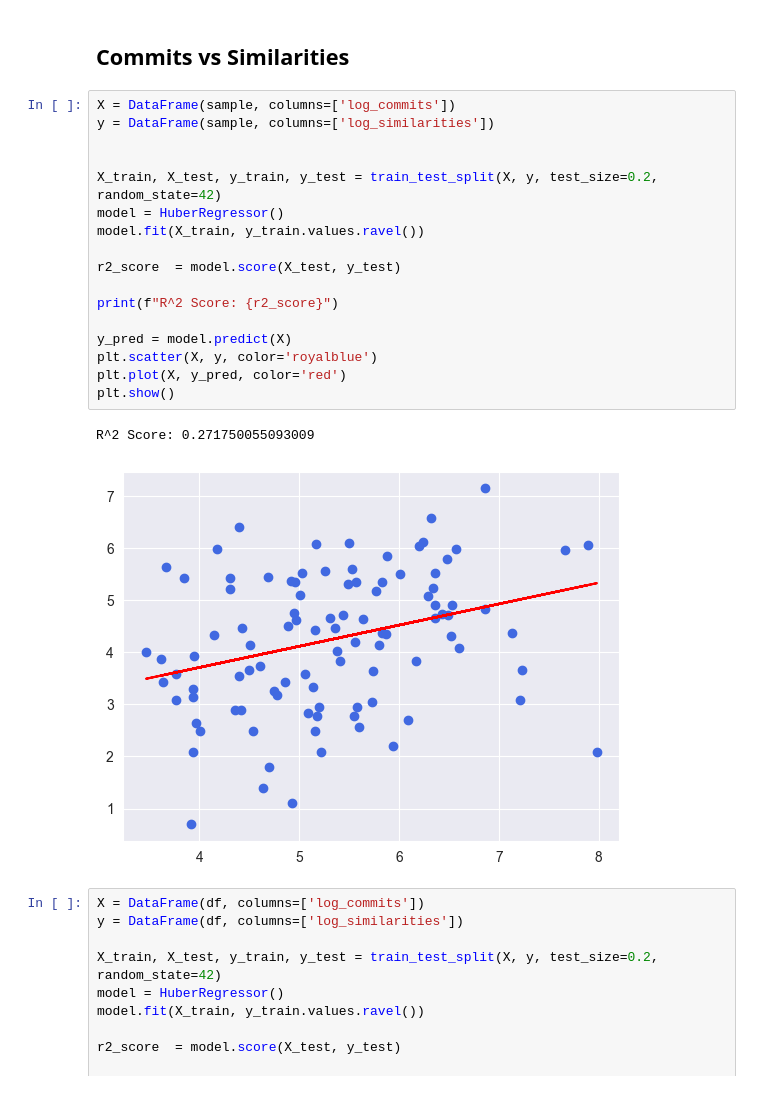
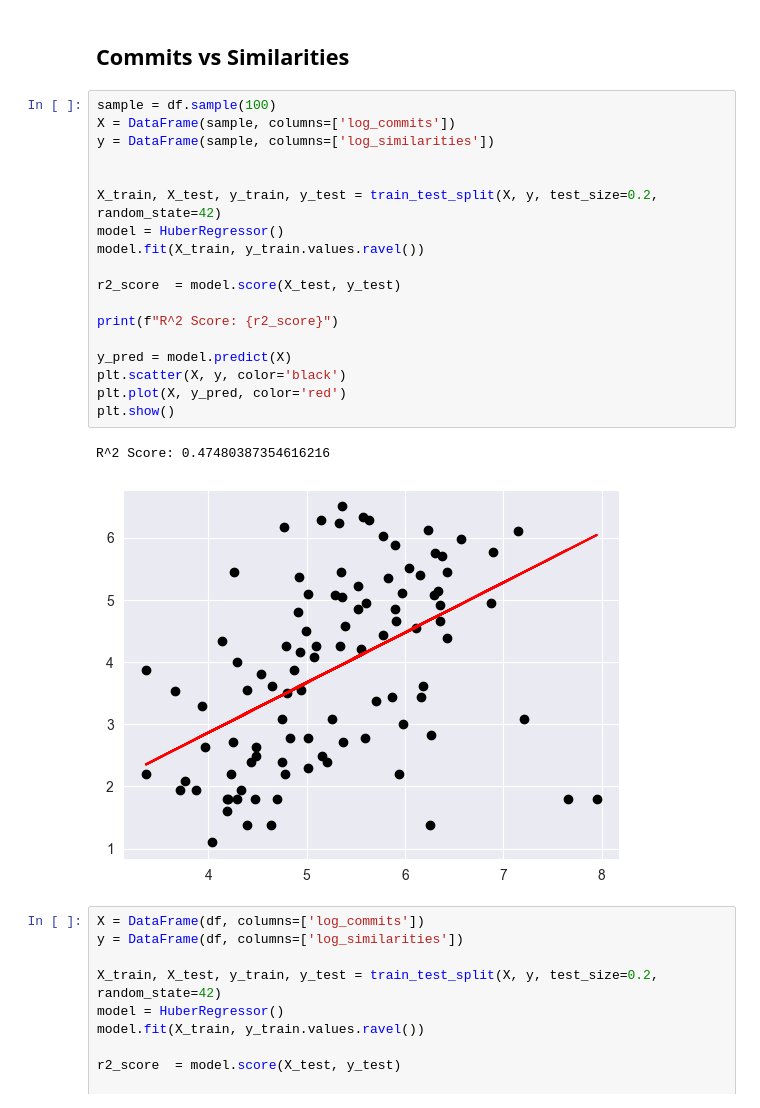
Before and after one commit to jubenitezg/Go-Clone-Thesis, a Jupyter notebook: clone-detection/analysis.ipynb, the cells around one changed output. Drawn from its saved outputs; the diff is of its cells as text.

```diff
--- a/clone-detection/analysis.ipynb
+++ b/clone-detection/analysis.ipynb
@@ -345,25 +345,26 @@ R^2 Score: 0.06404146715695636
 # %% [markdown]
 ## Commits vs Similarities
 # %%
+sample = df.sample(100)
 X = DataFrame(sample, columns=['log_commits'])
 y = DataFrame(sample, columns=['log_similarities'])
 
 
 X_train, X_test, y_train, y_test = train_test_split(X, y, test_size=0.2, random_state=42)
 model = HuberRegressor()
 model.fit(X_train, y_train.values.ravel())
 
 r2_score  = model.score(X_test, y_test)
 
 print(f"R^2 Score: {r2_score}")
 
 y_pred = model.predict(X)
-plt.scatter(X, y, color='royalblue')
+plt.scatter(X, y, color='black')
 plt.plot(X, y_pred, color='red')
 plt.show()
 # %% [output]
-R^2 Score: 0.271750055093009
+R^2 Score: 0.47480387354616216
-[figure, old version]
+[figure, new version]
 # %%
 X = DataFrame(df, columns=['log_commits'])
 y = DataFrame(df, columns=['log_similarities'])
```
Also changed, not shown: parts of 26 cells of this notebook, 1 other file.
